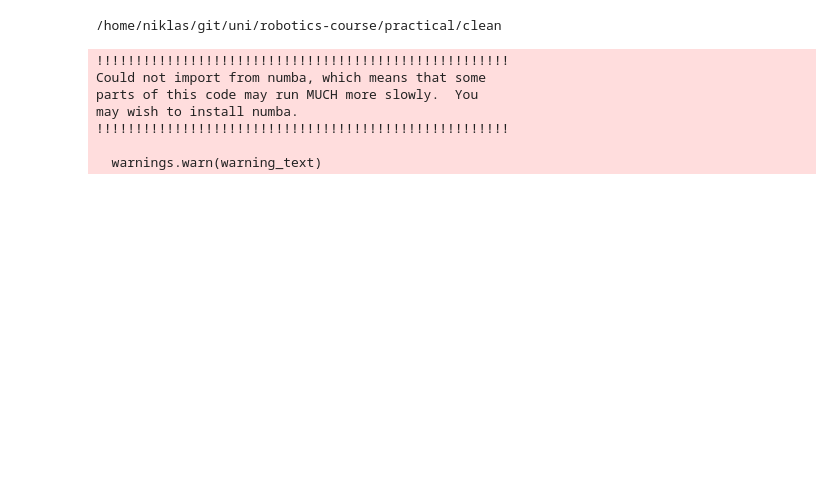
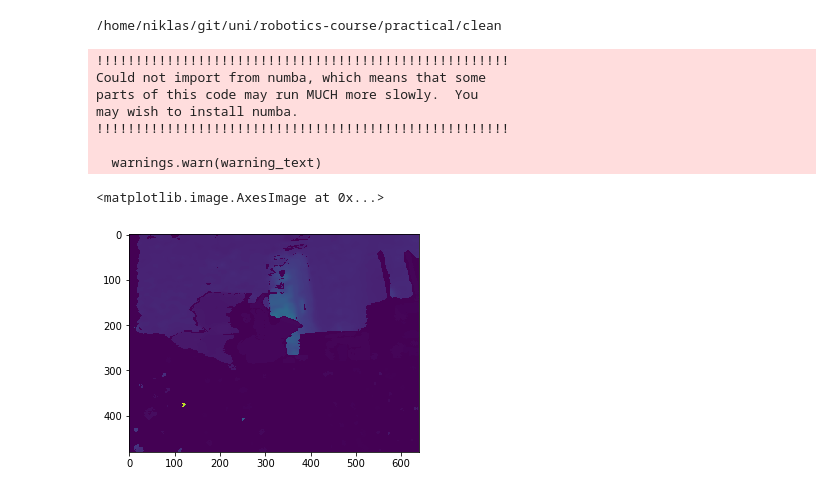
Before and after one commit to marctuscher/robotics-course, a Jupyter notebook: practical/clean/cam_test.ipynb, the cells around one changed output. Saved outputs shown, nothing was run; the diff lists cells and outputs as text; code cells hidden in the pictures; blank space fills up the shorter version.

```diff
--- a/practical/clean/cam_test.ipynb
+++ b/practical/clean/cam_test.ipynb
@@ -157,7 +183,10 @@ cam = ry.Camera("camMarc", "/camera/rgb/image_rect_color", "/camera/depth/image_
 img = cam.getRgb()
 d = cam.getDepth()
 # %%
-plt.imshow(img)
+plt.imshow(d)
+# %% [output]
+<matplotlib.image.AxesImage at 0x...>
+[figure, added]
 # %%
 dm, m = vision.maskDepth(d, 0.7,1.4 )
 m = cv2.medianBlur(m.astype(np.uint8), 5)
```
Also changed, not shown: parts of 13 cells of this notebook.
